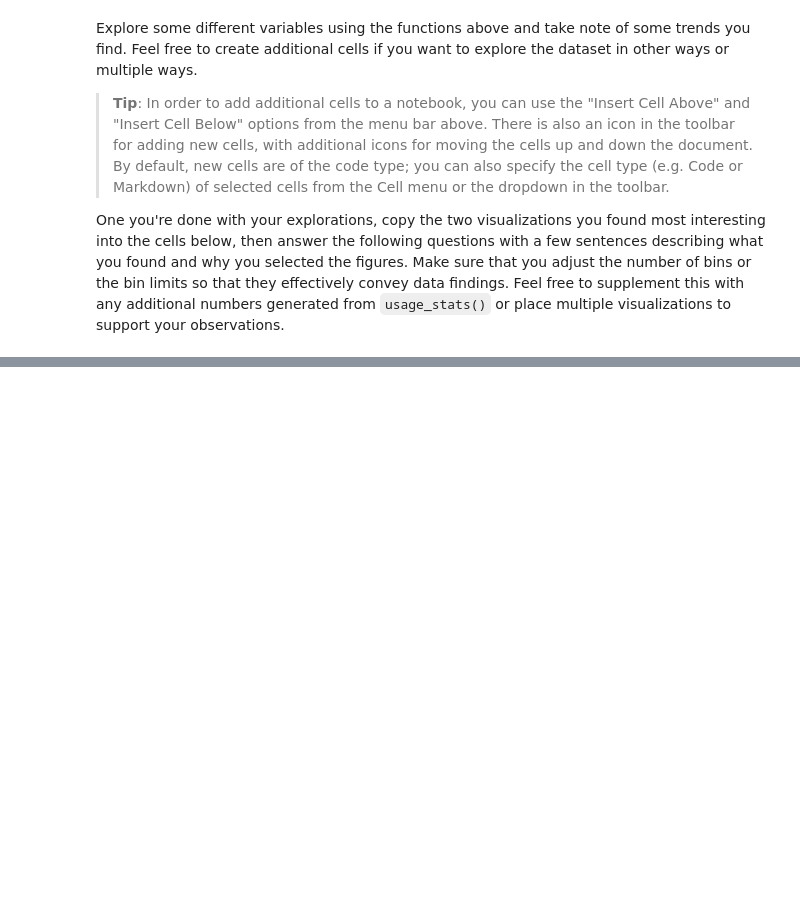
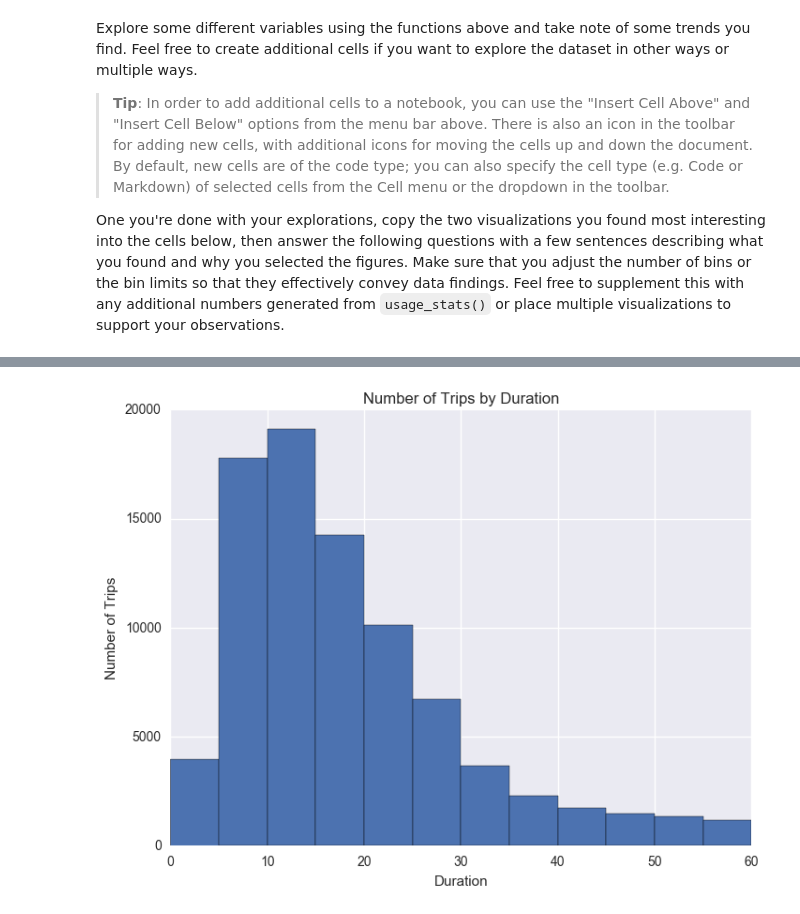
Before and after one commit to CMobley7/Data_Analyst_Nanodegree, a Jupyter notebook: Project 0 - Analyze Bay Area Bike Share Data/Bay_Area_Bike_Share_Analysis.ipynb, the cells around one changed output, grey strips where cells are left out. Cells and saved outputs as stored; diff of their text form; code cells hidden in the pictures; blank space fills up the shorter version.

```diff
--- a/Project 0 - Analyze Bay Area Bike Share Data/Bay_Area_Bike_Share_Analysis.ipynb
+++ b/Project 0 - Analyze Bay Area Bike Share Data/Bay_Area_Bike_Share_Analysis.ipynb
@@ -298,0 +342,5 @@ usage_plot(trip_data)
+# %%
+# Final Plot 3
+usage_plot(trip_data, 'duration', ["subscription_type == 'Customer'", 'duration < 60'], boundary = 0, bin_width = 5)
+# %% [output]
+[figure, added]
```
Also changed, not shown: parts of 20 cells of this notebook, 3 other files.
